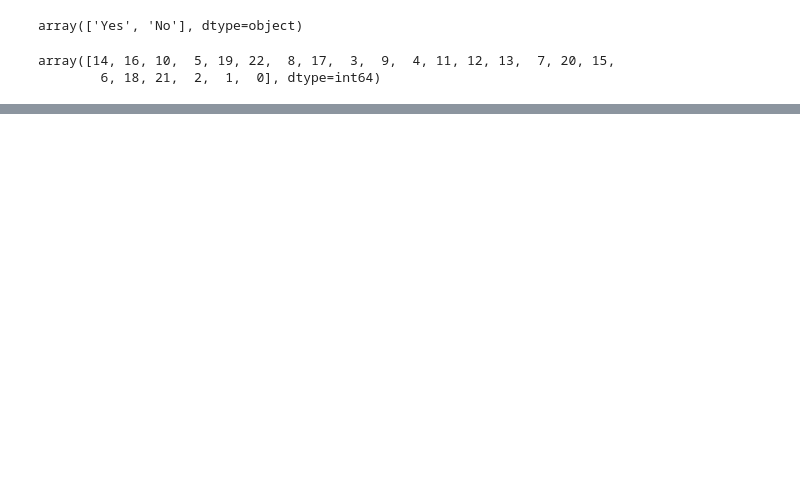
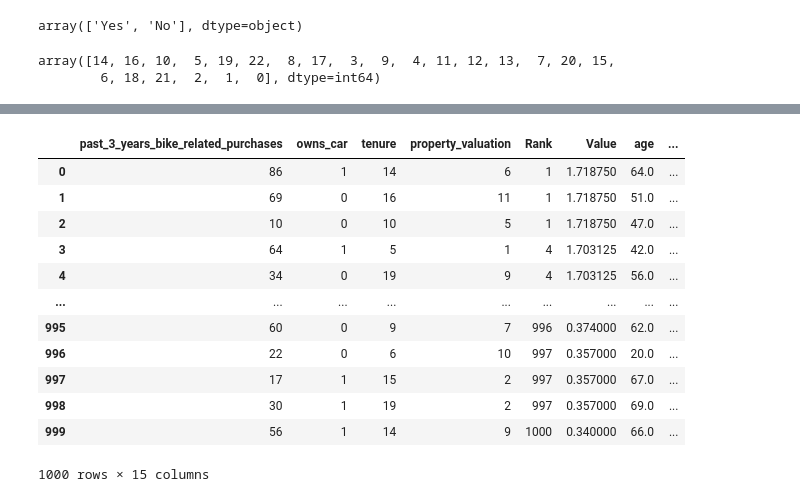
Before and after one commit to victordanok/KPMG-Forage-Internship, a Jupyter notebook: KPMG Test Dataset Exploration and Encoding.ipynb, the cells around one changed output, grey strips where cells are left out. Drawn from its saved outputs; the diff is of its cells as text; code cells hidden in the pictures; blank space fills up the shorter version.

```diff
--- a/KPMG Test Dataset Exploration and Encoding.ipynb
+++ b/KPMG Test Dataset Exploration and Encoding.ipynb
@@ -298,0 +280,16 @@ ncl.to_csv('newcustomerslistencoded.csv')
+# %%
+ncl
+# %% [output]
+|  | past_3_years_bike_related_purchases | owns_car | tenure | property_valuation | Rank | Value | age | ... |
+| 0 | 86 | 1 | 14 | 6 | 1 | 1.718750 | 64.0 | ... |
+| 1 | 69 | 0 | 16 | 11 | 1 | 1.718750 | 51.0 | ... |
+| 2 | 10 | 0 | 10 | 5 | 1 | 1.718750 | 47.0 | ... |
+| 3 | 64 | 1 | 5 | 1 | 4 | 1.703125 | 42.0 | ... |
+| 4 | 34 | 0 | 19 | 9 | 4 | 1.703125 | 56.0 | ... |
+| ... | ... | ... | ... | ... | ... | ... | ... | ... |
+| 995 | 60 | 0 | 9 | 7 | 996 | 0.374000 | 62.0 | ... |
+| 996 | 22 | 0 | 6 | 10 | 997 | 0.357000 | 20.0 | ... |
+| 997 | 17 | 1 | 15 | 2 | 997 | 0.357000 | 67.0 | ... |
+| 998 | 30 | 1 | 19 | 2 | 997 | 0.357000 | 69.0 | ... |
+| 999 | 56 | 1 | 14 | 9 | 1000 | 0.340000 | 66.0 | ... |
+1000 rows × 15 columns
```
Also changed, not shown: parts of 9 cells of this notebook.
